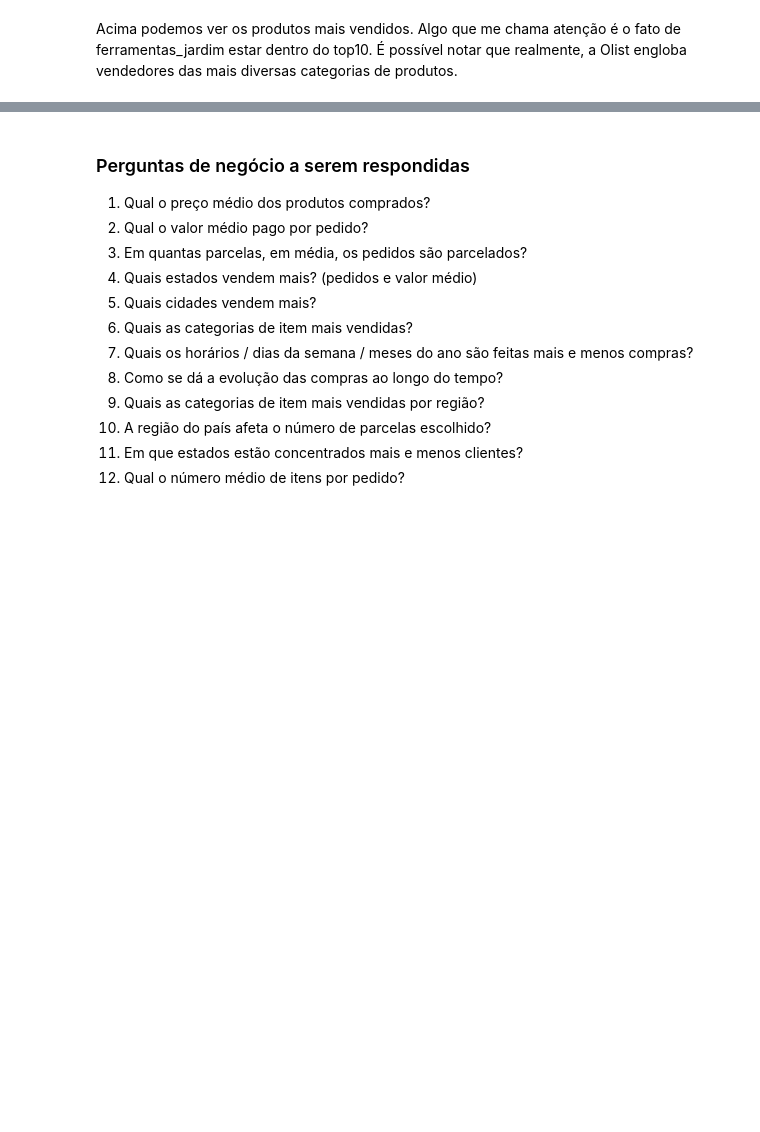
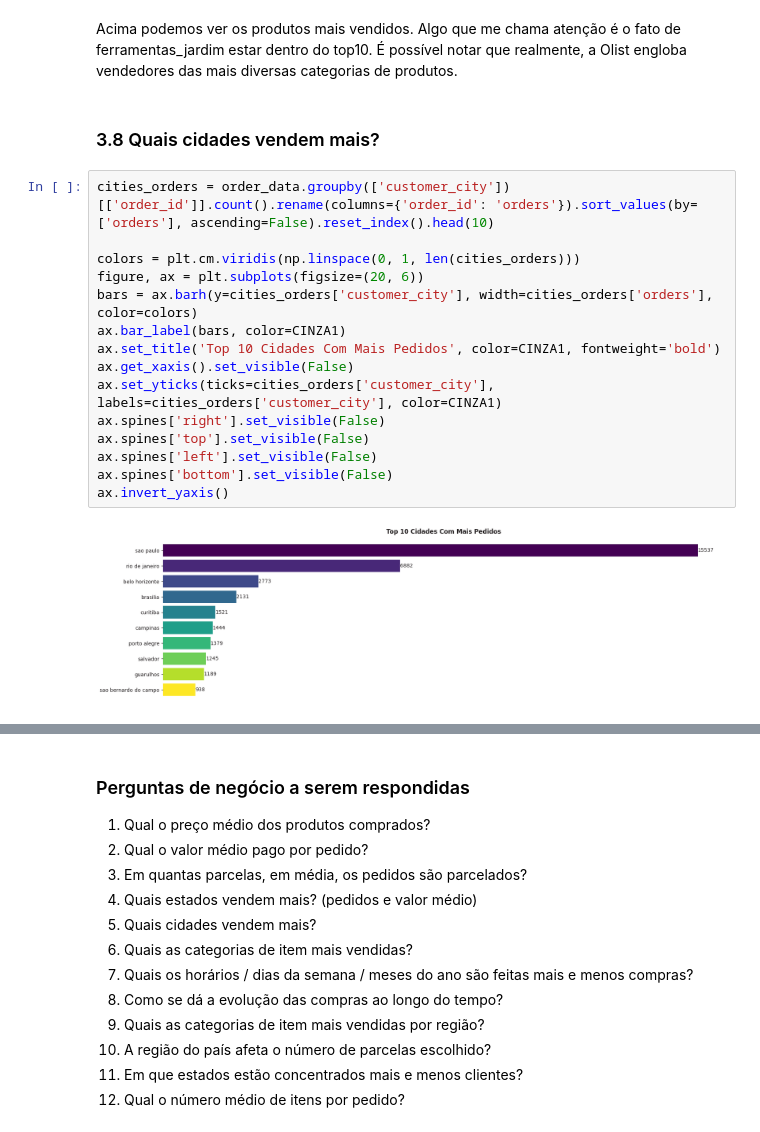
Before and after one commit to allmeidaapedro/Olist-Analysis, a Jupyter notebook: eda.ipynb, the cells around one changed output, grey strips where cells are left out. Cells and saved outputs as stored; diff of their text form; blank space fills up the shorter version.

Commit message:
Responde mais perguntas, incluindo datas

```diff
--- a/eda.ipynb
+++ b/eda.ipynb
@@ -635,2 +610,21 @@ ax.invert_yaxis()
 # %% [markdown]
 Acima podemos ver os produtos mais vendidos. Algo que me chama atenção é o fato de ferramentas_jardim estar dentro do top10. É possível notar que realmente, a Olist engloba vendedores das mais diversas categorias de produtos.
+# %% [markdown]
+### 3.8 Quais cidades vendem mais?
+# %%
+cities_orders = order_data.groupby(['customer_city'])[['order_id']].count().rename(columns={'order_id': 'orders'}).sort_values(by=['orders'], ascending=False).reset_index().head(10)
+
+colors = plt.cm.viridis(np.linspace(0, 1, len(cities_orders)))
+figure, ax = plt.subplots(figsize=(20, 6))
+bars = ax.barh(y=cities_orders['customer_city'], width=cities_orders['orders'], color=colors)
+ax.bar_label(bars, color=CINZA1)
+ax.set_title('Top 10 Cidades Com Mais Pedidos', color=CINZA1, fontweight='bold')
+ax.get_xaxis().set_visible(False)
+ax.set_yticks(ticks=cities_orders['customer_city'], labels=cities_orders['customer_city'], color=CINZA1)
+ax.spines['right'].set_visible(False)
+ax.spines['top'].set_visible(False)
+ax.spines['left'].set_visible(False)
+ax.spines['bottom'].set_visible(False)
+ax.invert_yaxis()
+# %% [output]
+[figure, added]
```
Also changed, not shown: parts of 21 cells of this notebook.
